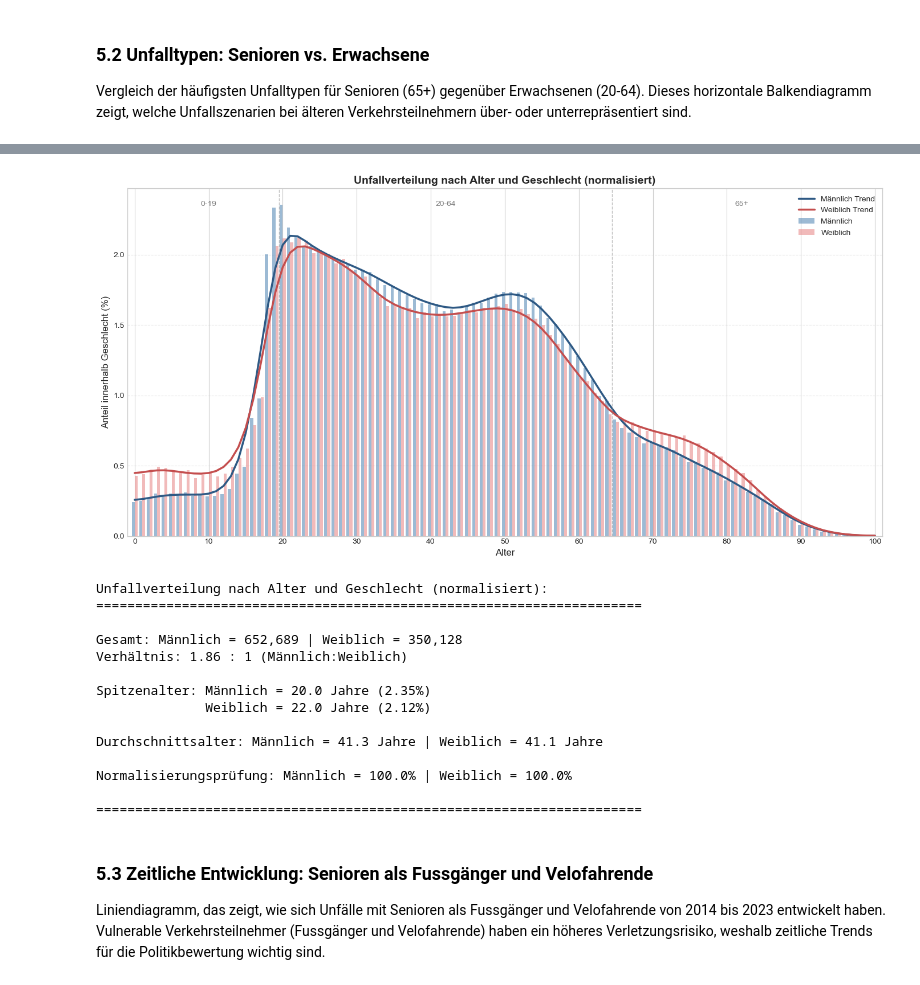
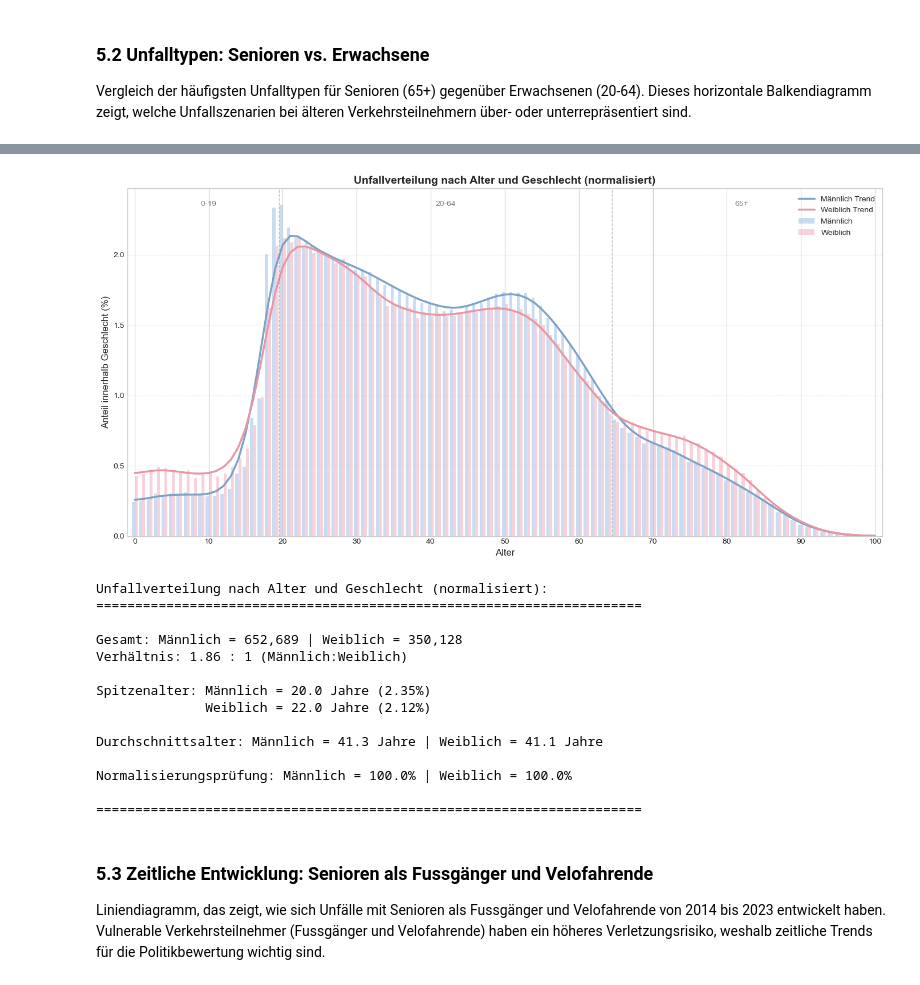
Before and after one commit to alishka-def/road_safety, a Jupyter notebook: senioren_analysis.ipynb, the cells around one changed output, grey strips where cells are left out. Saved outputs shown, nothing was run; the diff lists cells and outputs as text; code cells hidden in the pictures.

```diff
--- a/senioren_analysis.ipynb
+++ b/senioren_analysis.ipynb
@@ -897,7 +919,7 @@ bars_male = ax.bar(
     male_pct,
     width=bar_width,
     label=male_label,
-    color='#5B8DB8',
+    color=COLOR_PALETTE['male'],
     alpha=0.6,
     edgecolor='none'
 )
@@ -907,14 +929,14 @@ bars_female = ax.bar(
     female_pct,
     width=bar_width,
     label=female_label,
-    color='#E88C8C',
+    color=COLOR_PALETTE['female'],
     alpha=0.6,
     edgecolor='none'
 )
 
-# Smoothed trend curves on top
-ax.plot(ages, male_smooth, color='#2E5984', linewidth=2.5, label=f"{male_label} Trend")
-ax.plot(ages, female_smooth, color='#C44E4E', linewidth=2.5, label=f"{female_label} Trend")
+# Smoothed trend curves on top (darker versions of the pastel colors for visibility)
+ax.plot(ages, male_smooth, color='#7BA3C7', linewidth=2.5, label=f"{male_label} Trend")
+ax.plot(ages, female_smooth, color='#E896A3', linewidth=2.5, label=f"{female_label} Trend")
 
 # Add vertical lines to mark age group boundaries
 ax.axvline(x=19.5, color='gray', linestyle='--', alpha=0.5, linewidth=1)
@@ -933,34 +955,34 @@ ax.set_xticks(range(0, 101, 10))
 ax.legend(loc='upper right')
 ax.grid(True, axis="y", linestyle="--", alpha=0.4)
 
 plt.tight_layout()
 plt.savefig("plots/unfallverteilung_alter_geschlecht.png", dpi=300, bbox_inches='tight')
 plt.show()
 
 # Print summary statistics
 print("\nUnfallverteilung nach Alter und Geschlecht (normalisiert):")
 print("="*70)
 print(f"\nGesamt: {male_label} = {total_male:,.0f} | {female_label} = {total_female:,.0f}")
 print(f"Verhältnis: {total_male/total_female:.2f} : 1 (Männlich:Weiblich)\n")
 
 # Find peak ages
 male_peak_age = ages[np.argmax(male_pct)]
 female_peak_age = ages[np.argmax(female_pct)]
 male_peak_pct = male_pct.max()
 female_peak_pct = female_pct.max()
 print(f"Spitzenalter: {male_label} = {male_peak_age} Jahre ({male_peak_pct:.2f}%)")
 print(f"              {female_label} = {female_peak_age} Jahre ({female_peak_pct:.2f}%)")
 
 # Age statistics
 male_mean_age = np.average(ages, weights=male_counts)
 female_mean_age = np.average(ages, weights=female_counts)
 print(f"\nDurchschnittsalter: {male_label} = {male_mean_age:.1f} Jahre | {female_label} = {female_mean_age:.1f} Jahre")
 
 # Verify normalization
 print(f"\nNormalisierungsprüfung: {male_label} = {male_pct.sum():.1f}% | {female_label} = {female_pct.sum():.1f}%")
 print("\n" + "="*70)
 # %% [output]
-[figure, old version]
+[figure, new version]
 Unfallverteilung nach Alter und Geschlecht (normalisiert):
 ======================================================================
 
```
Also changed, not shown: parts of 12 cells of this notebook, 12 other files.
